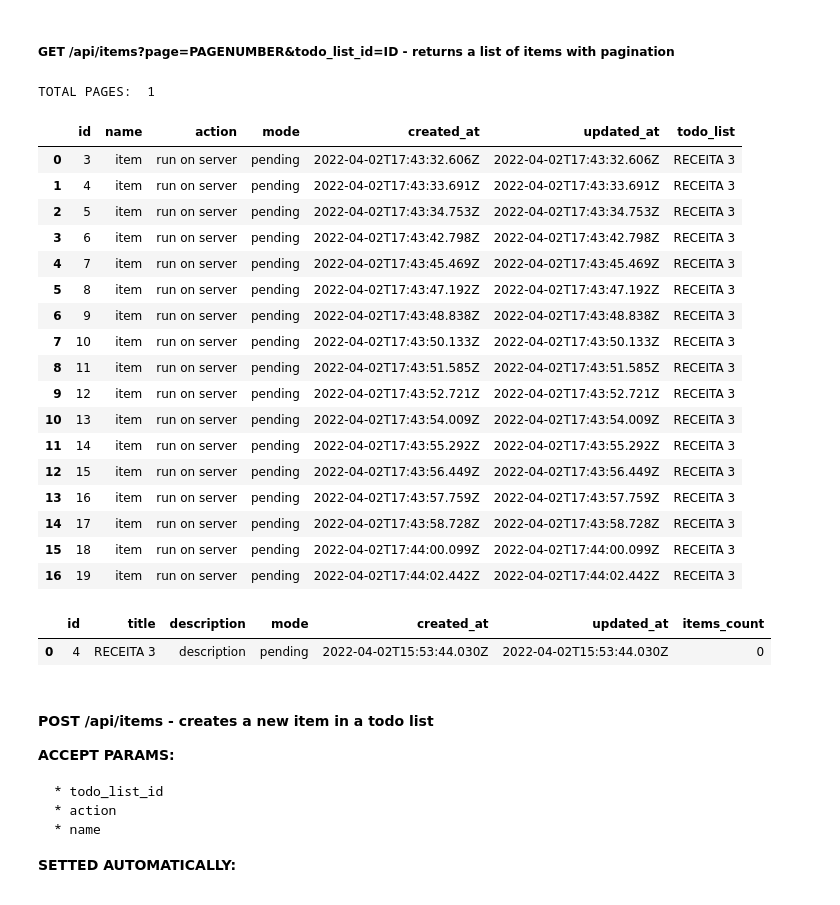
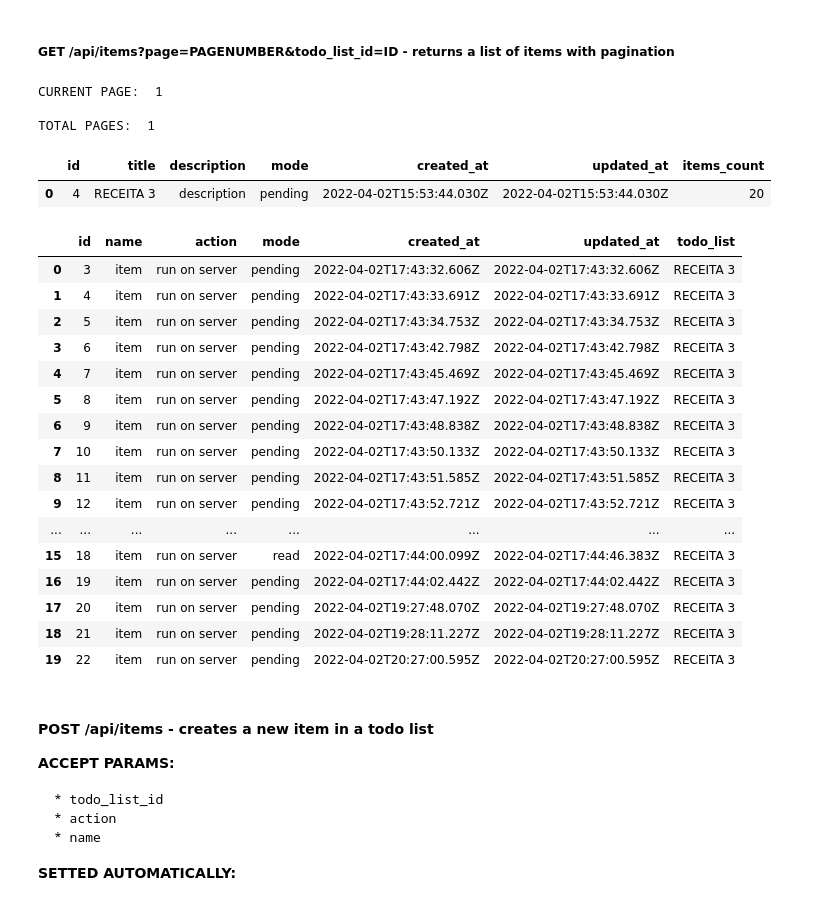
Before and after one commit to JesusGautamah/RUBY-IPYNBS, a Jupyter notebook: api-documentation.ipynb, the cells around one changed output. Saved outputs shown, nothing was run; the diff lists cells and outputs as text; code cells hidden in the pictures.

Commit message:
TODO_LIST_API documentation update

```diff
--- a/TODO_LISTS_PROJECT/api-documentation.ipynb
+++ b/api-documentation.ipynb
@@ -451,55 +526,68 @@ TOTAL PAGES:  6
 # %% [markdown]
 ##### GET /api/items?page=PAGENUMBER&todo_list_id=ID - returns a list of items with pagination
 # %%
+## HOLD PAGE NUMBEBER AND TODO LIST ID PARAMETERS IN VARIABLES
 page_with_todo_list_params = {'page': '1', 'todo_list_id': '4'}
+
+## SEND GET REQUEST WITH PAGE NUMBER AND TODO LIST ID PARAMETERS
 r = requests.get((url + '/api/items'), headers=auth_head_tag, params=page_with_todo_list_params)
+
+## HOLD JSON RESPONSE IN VARIABLE
 json_response = json.loads(r.text)
 
 
-# print('JSON_RESPONSE: ', json_response, '\n')
-
+## HOLD TODO LIST OBJECT IN VARIABLE
 json_todo_list_object = json_response['todo_list']
 
+## HOLD ITEMS OBJECTS IN VARIABLE
 json_items_objects = json_response['items']
 
+## HOLD TOTAL COUNT OF PAGES
 total_pages = r.headers['Total-Pages']
 
-print('TOTAL PAGES: ', total_pages)
+## HOLD CURRENT PAGE NUMBER
+current_page = r.headers['Current-Page']
 
+## PRINT CURRENT AND TOTAL PAGES NUMBER
+print('CURRENT PAGE: ', current_page, '\n\nTOTAL PAGES: ', total_pages, '\n')
+
+
+## PRINT TODO LIST OBJECT
 # print("TODO LIST: ", json_todo_list_object, '\n')
 
-
+## PRINT ITEMS OBJECTS
 # for item in json_items_objects:
 #     print('ITEM: ', item, '\n')
 
-pd.json_normalize(json_items_objects)
-
-# print('JSON_RESPONSE: ', json_response, '\n')
+## PRINT TODO LIST OBJECT AS DATA FRAME
+pd.json_normalize(json_todo_list_object)
 # %% [output]
+CURRENT PAGE:  1
+
 TOTAL PAGES:  1
-|  | id | name | action | mode | created_at | updated_at | todo_list |
-| 0 | 3 | item | run on server | pending | 2022-04-02T17:43:32.606Z | 2022-04-02T17:43:32.606Z | RECEITA 3 |
-| 1 | 4 | item | run on server | pending | 2022-04-02T17:43:33.691Z | 2022-04-02T17:43:33.691Z | RECEITA 3 |
-| 2 | 5 | item | run on server | pending | 2022-04-02T17:43:34.753Z | 2022-04-02T17:43:34.753Z | RECEITA 3 |
-| 3 | 6 | item | run on server | pending | 2022-04-02T17:43:42.798Z | 2022-04-02T17:43:42.798Z | RECEITA 3 |
-| 4 | 7 | item | run on server | pending | 2022-04-02T17:43:45.469Z | 2022-04-02T17:43:45.469Z | RECEITA 3 |
-| 5 | 8 | item | run on server | pending | 2022-04-02T17:43:47.192Z | 2022-04-02T17:43:47.192Z | RECEITA 3 |
-| 6 | 9 | item | run on server | pending | 2022-04-02T17:43:48.838Z | 2022-04-02T17:43:48.838Z | RECEITA 3 |
-| 7 | 10 | item | run on server | pending | 2022-04-02T17:43:50.133Z | 2022-04-02T17:43:50.133Z | RECEITA 3 |
-| 8 | 11 | item | run on server | pending | 2022-04-02T17:43:51.585Z | 2022-04-02T17:43:51.585Z | RECEITA 3 |
-| 9 | 12 | item | run on server | pending | 2022-04-02T17:43:52.721Z | 2022-04-02T17:43:52.721Z | RECEITA 3 |
-| 10 | 13 | item | run on server | pending | 2022-04-02T17:43:54.009Z | 2022-04-02T17:43:54.009Z | RECEITA 3 |
-| 11 | 14 | item | run on server | pending | 2022-04-02T17:43:55.292Z | 2022-04-02T17:43:55.292Z | RECEITA 3 |
-| 12 | 15 | item | run on server | pending | 2022-04-02T17:43:56.449Z | 2022-04-02T17:43:56.449Z | RECEITA 3 |
-| 13 | 16 | item | run on server | pending | 2022-04-02T17:43:57.759Z | 2022-04-02T17:43:57.759Z | RECEITA 3 |
-| 14 | 17 | item | run on server | pending | 2022-04-02T17:43:58.728Z | 2022-04-02T17:43:58.728Z | RECEITA 3 |
-| 15 | 18 | item | run on server | pending | 2022-04-02T17:44:00.099Z | 2022-04-02T17:44:00.099Z | RECEITA 3 |
-| 16 | 19 | item | run on server | pending | 2022-04-02T17:44:02.442Z | 2022-04-02T17:44:02.442Z | RECEITA 3 |
+|  | id | title | description | mode | created_at | updated_at | items_count |
+| 0 | 4 | RECEITA 3 | description | pending | 2022-04-02T15:53:44.030Z | 2022-04-02T15:53:44.030Z | 20 |
-# %%
-pd.json_normalize(json_todo_list_object)
-# %% [output]
-|  | id | title | description | mode | created_at | updated_at | items_count |
-| 0 | 4 | RECEITA 3 | description | pending | 2022-04-02T15:53:44.030Z | 2022-04-02T15:53:44.030Z | 0 |
+# %%
+## PRINT ITEMS OBJECTS AS DATA FRAME
+pd.json_normalize(json_items_objects)
+# %% [output]
+|  | id | name | action | mode | created_at | updated_at | todo_list |
+| 0 | 3 | item | run on server | pending | 2022-04-02T17:43:32.606Z | 2022-04-02T17:43:32.606Z | RECEITA 3 |
+| 1 | 4 | item | run on server | pending | 2022-04-02T17:43:33.691Z | 2022-04-02T17:43:33.691Z | RECEITA 3 |
+| 2 | 5 | item | run on server | pending | 2022-04-02T17:43:34.753Z | 2022-04-02T17:43:34.753Z | RECEITA 3 |
+| 3 | 6 | item | run on server | pending | 2022-04-02T17:43:42.798Z | 2022-04-02T17:43:42.798Z | RECEITA 3 |
+| 4 | 7 | item | run on server | pending | 2022-04-02T17:43:45.469Z | 2022-04-02T17:43:45.469Z | RECEITA 3 |
+| 5 | 8 | item | run on server | pending | 2022-04-02T17:43:47.192Z | 2022-04-02T17:43:47.192Z | RECEITA 3 |
+| 6 | 9 | item | run on server | pending | 2022-04-02T17:43:48.838Z | 2022-04-02T17:43:48.838Z | RECEITA 3 |
+| 7 | 10 | item | run on server | pending | 2022-04-02T17:43:50.133Z | 2022-04-02T17:43:50.133Z | RECEITA 3 |
+| 8 | 11 | item | run on server | pending | 2022-04-02T17:43:51.585Z | 2022-04-02T17:43:51.585Z | RECEITA 3 |
+| 9 | 12 | item | run on server | pending | 2022-04-02T17:43:52.721Z | 2022-04-02T17:43:52.721Z | RECEITA 3 |
+| ... | ... | ... | ... | ... | ... | ... | ... |
+| 15 | 18 | item | run on server | read | 2022-04-02T17:44:00.099Z | 2022-04-02T17:44:46.383Z | RECEITA 3 |
+| 16 | 19 | item | run on server | pending | 2022-04-02T17:44:02.442Z | 2022-04-02T17:44:02.442Z | RECEITA 3 |
+| 17 | 20 | item | run on server | pending | 2022-04-02T19:27:48.070Z | 2022-04-02T19:27:48.070Z | RECEITA 3 |
+| 18 | 21 | item | run on server | pending | 2022-04-02T19:28:11.227Z | 2022-04-02T19:28:11.227Z | RECEITA 3 |
+| 19 | 22 | item | run on server | pending | 2022-04-02T20:27:00.595Z | 2022-04-02T20:27:00.595Z | RECEITA 3 |
 # %% [markdown]
 #### POST /api/items - creates a new item in a todo list
 
```
Also changed, not shown: parts of 30 cells of this notebook.
